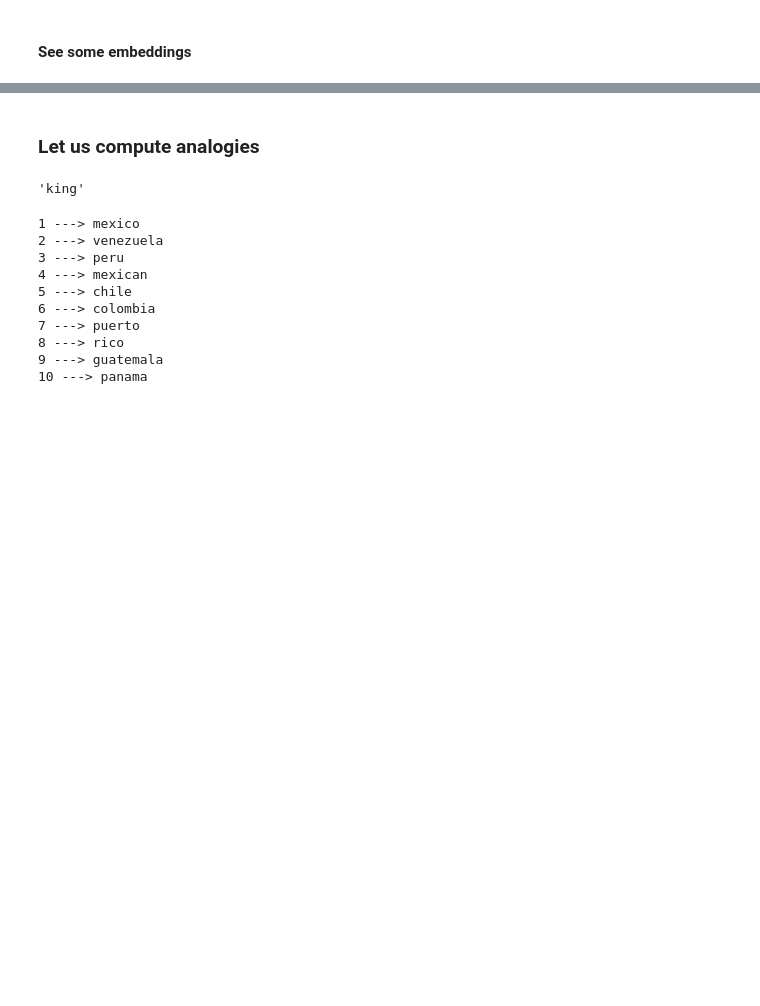
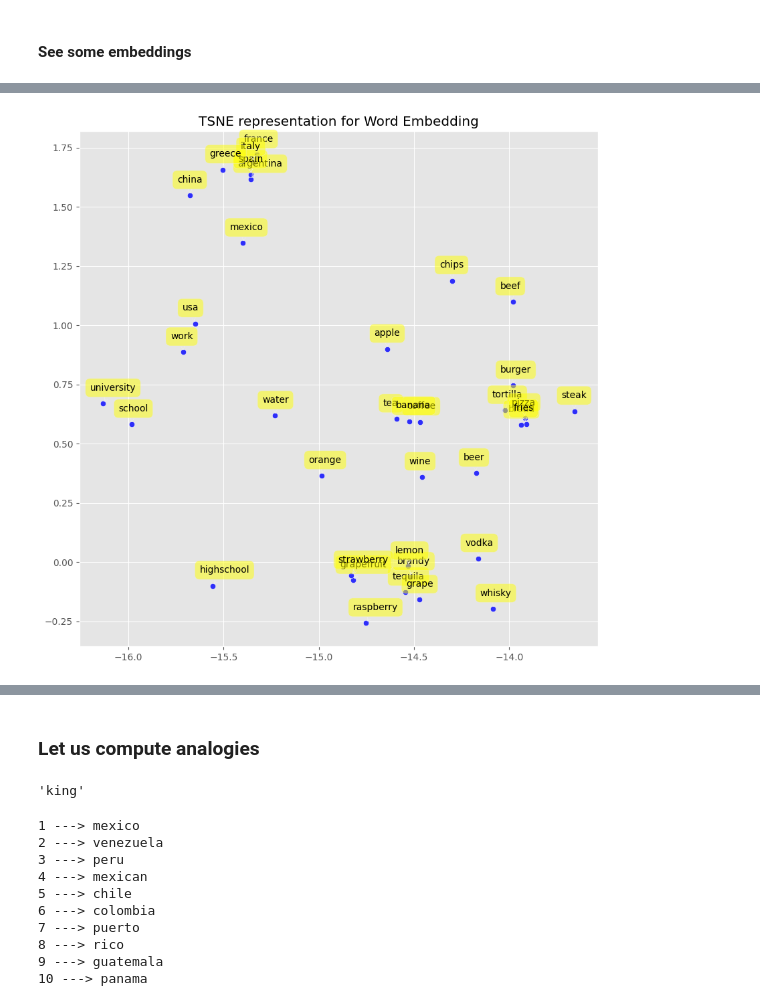
Before and after one commit to diegolarte/AdvancedML_Team, a Jupyter notebook: semana7/A3a_DL_TC5033_embeddings_hw1.ipynb, the cells around one changed output, grey strips where cells are left out. Saved outputs shown, nothing was run; the diff lists cells and outputs as text; code cells hidden in the pictures; blank space fills up the shorter version.

```diff
--- a/semana7/A3a_DL_TC5033_embeddings_hw1.ipynb
+++ b/semana7/A3a_DL_TC5033_embeddings_hw1.ipynb
@@ -163,0 +200,43 @@ embeddings = plot_embeddings(PATH, words, emb_dim, embeddings_dict, TSNE)
+# %%
+def plot_word_embeddings(words, embedding_model, func, n_components):
+  """Plots word embeddings using a given function (PCA or t-SNE) and number of dimensions.
+
+  Args:
+    embedding_model: A dictionary of the embedding model.
+    func: A function to use to reduce the dimensionality of the word vectors, either PCA or t-SNE.
+    n_components: The number of dimensions to plot.
+
+  Returns:
+    None.
+  """
+
+  # Get the word vectors.
+  word_vectors = np.array([embedding_model[word] for word in words])
+
+  # Reduce the dimensionality of the word vectors.
+  reduce_model = func(n_components=n_components)
+  reduced_word_vectors = reduce_model.fit_transform(word_vectors)
+
+  # Plot the word vectors.
+  plt.figure(figsize=(10, 10))
+  sns.scatterplot(
+    x=reduced_word_vectors[:, 0],
+    y=reduced_word_vectors[:, 1],
+    c='blue',
+    alpha=0.8,
+  )
+
+  # Label the points with the word names.
+  for label,x,y in zip(words,reduced_word_vectors[:,0],reduced_word_vectors[:,1]):
+        plt.annotate(
+            label,
+            xy=(x,y),
+            xytext=(-14, 14),
+            textcoords='offset points',
+            bbox=dict(boxstyle='round,pad=0.5', fc='yellow', alpha=0.5),
+            arrowprops=dict(arrowstyle = '->', connectionstyle='arc3,rad=0')
+        )
+
+
+  plt.title(str(func.__name__) +' representation for Word Embedding')
+  plt.show()
@@ -163,0 +246,4 @@ embeddings = plot_embeddings(PATH, words, emb_dim, embeddings_dict, TSNE)
+# %%
+plot_word_embeddings(words=words, embedding_model=embeddings_dict, func=TSNE, n_components=2)
+# %% [output]
+[figure, added]
```
Also changed, not shown: parts of 21 cells of this notebook.
